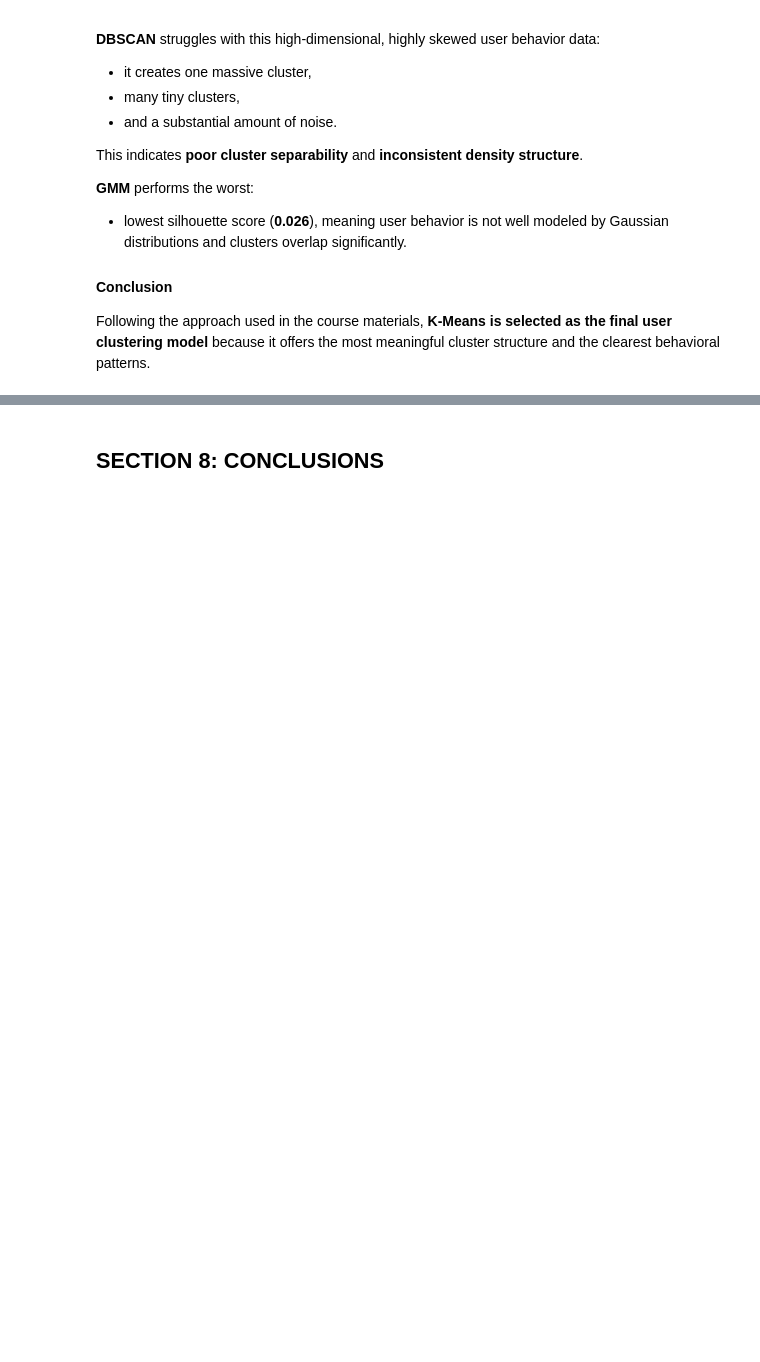
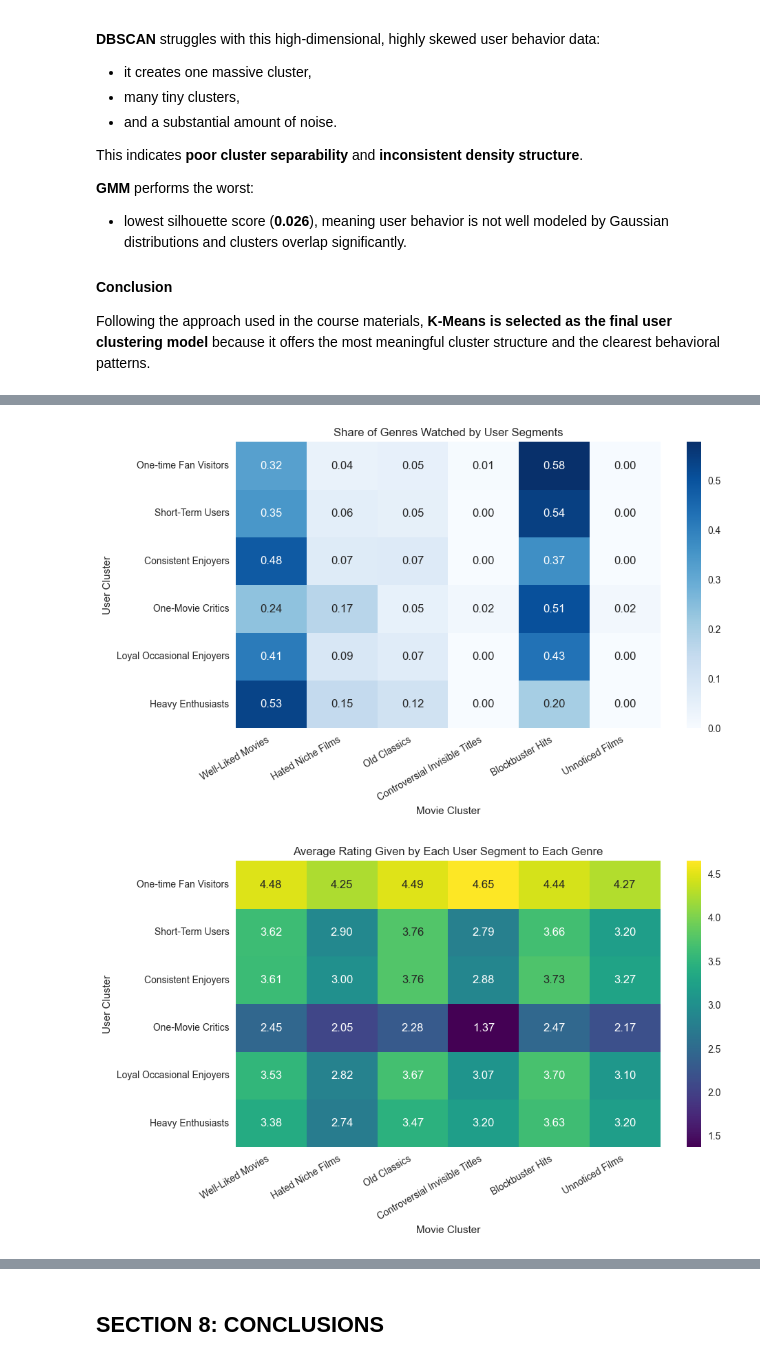
Before and after one commit to alkalenka/AudienceDecode_320991, a Jupyter notebook: main.ipynb, the cells around one changed output, grey strips where cells are left out. Drawn from its saved outputs; the diff is of its cells as text; code cells hidden in the pictures; blank space fills up the shorter version.

Commit message:
finished section 7, all code and graphs + put raw intermediate interpretation, will continue editing it

```diff
--- a/main.ipynb
+++ b/main.ipynb
@@ -2206,0 +1783,10 @@ Plot matrix as heatmap
+# %%
+# Look-up dictionaries from user and movie clustering
+user_cluster_map = df_users.set_index('customer_id')['cluster'].to_dict()
+movie_cluster_map = df_movies.set_index('movie_id')['cluster'].to_dict()
+
+print(f"User look-up table size:  {len(user_cluster_map)}")
+print(f"Movie look-up table size: {len(movie_cluster_map)}")
+
+# Open DB connection
+conn = sqlite3.connect(DB_PATH)
@@ -2206,0 +1955,10 @@ Plot matrix as heatmap
+# %%
+# ENGAGEMENT SHARES - WHAT EACH USER CLUSTER WATCHES
+# For each user cluster, convert counts into proportions that sum to 1
+engagement_share = pref_count.div(pref_count.sum(axis=1), axis=0).round(3)
+
+# Named version for display
+engagement_share_named = engagement_share.rename(index=user_cluster_names, columns=movie_cluster_names)
+
+print("Share of each genre in each user segment's viewing:")
+display(engagement_share_named)
@@ -2206,0 +1975,26 @@ Plot matrix as heatmap
+# %%
+# PREFERENCE HEATMAPS
+# WHAT they watch
+plt.figure(figsize=(10, 6))
+sns.heatmap(engagement_share_named, annot=True, fmt=".2f", cmap="Blues")
+plt.title("Share of Genres Watched by User Segments")
+plt.xlabel("Movie Cluster")
+plt.ylabel("User Cluster")
+plt.xticks(rotation=30, ha="right")
+plt.yticks(rotation=0)
+plt.tight_layout()
+plt.show()
+
+# HOW they rate
+plt.figure(figsize=(10, 6))
+sns.heatmap(pref_mean_named, annot=True, fmt=".2f", cmap="viridis")
+plt.title("Average Rating Given by Each User Segment to Each Genre")
+plt.xlabel("Movie Cluster")
+plt.ylabel("User Cluster")
+plt.xticks(rotation=30, ha="right")
+plt.yticks(rotation=0)
+plt.tight_layout()
+plt.show()
+# %% [output]
+[figure, added]
+[figure, added]
```
Also changed, not shown: parts of 41 cells of this notebook.
